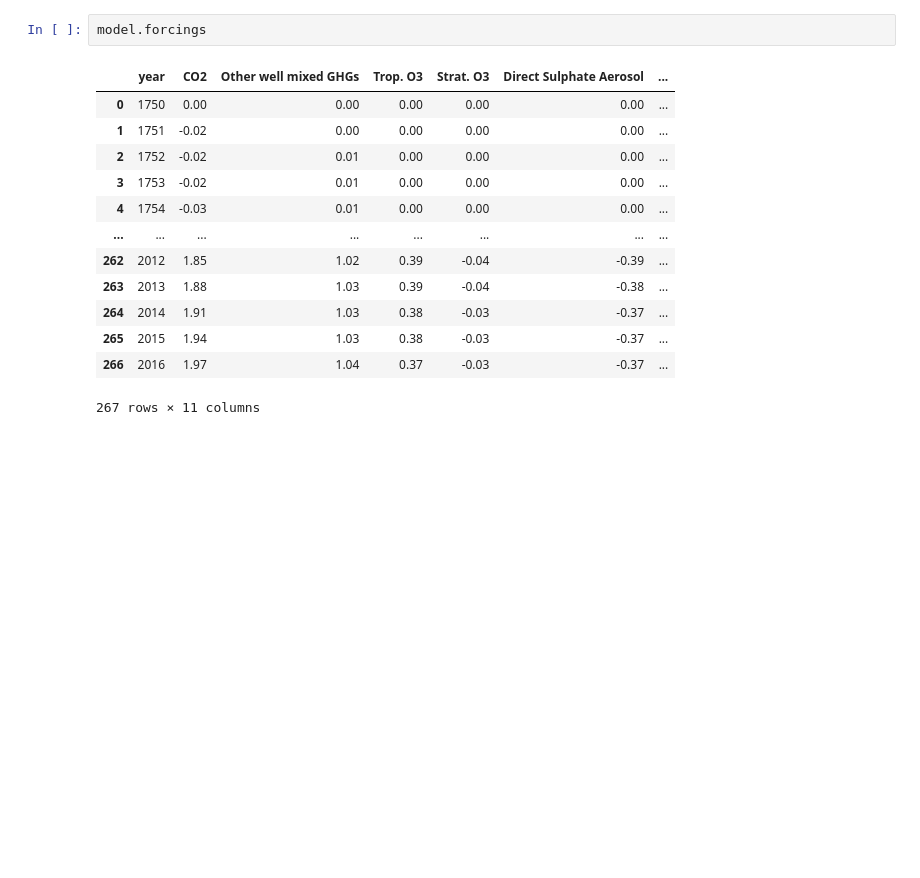
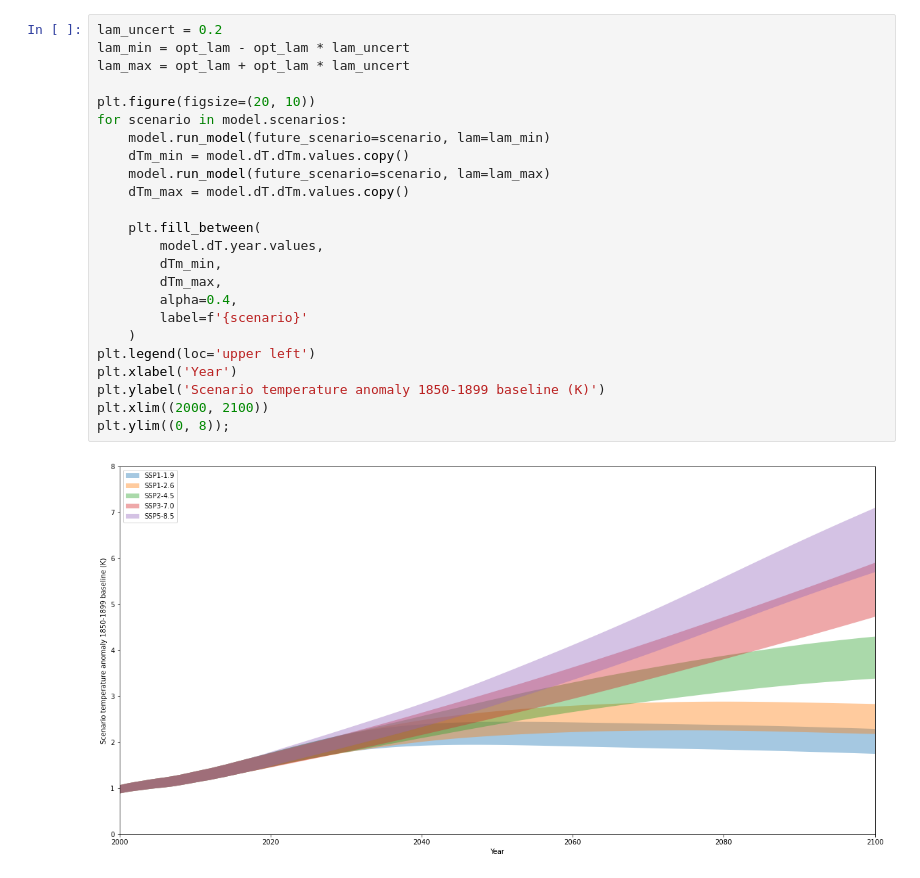
Before and after one commit to markmuetz/two_layer_ocean_climate_model, a Jupyter notebook: climate_model_runcontrol.ipynb, the cells around one changed output. Saved outputs shown, nothing was run; the diff lists cells and outputs as text; blank space fills up the shorter version.

```diff
--- a/climate_model_runcontrol.ipynb
+++ b/climate_model_runcontrol.ipynb
@@ -65,16 +59,26 @@ model.base_plot(ax=ax)
-# %%
-model.forcings
-# %% [output]
-|  | year | CO2 | Other well mixed GHGs | Trop. O3 | Strat. O3 | Direct Sulphate Aerosol | ... |
-| 0 | 1750 | 0.00 | 0.00 | 0.00 | 0.00 | 0.00 | ... |
-| 1 | 1751 | -0.02 | 0.00 | 0.00 | 0.00 | 0.00 | ... |
-| 2 | 1752 | -0.02 | 0.01 | 0.00 | 0.00 | 0.00 | ... |
-| 3 | 1753 | -0.02 | 0.01 | 0.00 | 0.00 | 0.00 | ... |
-| 4 | 1754 | -0.03 | 0.01 | 0.00 | 0.00 | 0.00 | ... |
-| ... | ... | ... | ... | ... | ... | ... | ... |
-| 262 | 2012 | 1.85 | 1.02 | 0.39 | -0.04 | -0.39 | ... |
-| 263 | 2013 | 1.88 | 1.03 | 0.39 | -0.04 | -0.38 | ... |
-| 264 | 2014 | 1.91 | 1.03 | 0.38 | -0.03 | -0.37 | ... |
-| 265 | 2015 | 1.94 | 1.03 | 0.38 | -0.03 | -0.37 | ... |
-| 266 | 2016 | 1.97 | 1.04 | 0.37 | -0.03 | -0.37 | ... |
-267 rows × 11 columns
+# %%
+lam_uncert = 0.2
+lam_min = opt_lam - opt_lam * lam_uncert
+lam_max = opt_lam + opt_lam * lam_uncert
+
+plt.figure(figsize=(20, 10))
+for scenario in model.scenarios:
+    model.run_model(future_scenario=scenario, lam=lam_min)
+    dTm_min = model.dT.dTm.values.copy()
+    model.run_model(future_scenario=scenario, lam=lam_max)
+    dTm_max = model.dT.dTm.values.copy()
+
+    plt.fill_between(
+        model.dT.year.values,
+        dTm_min,
+        dTm_max,
+        alpha=0.4,
+        label=f'{scenario}'
+    )
+plt.legend(loc='upper left')
+plt.xlabel('Year')
+plt.ylabel('Scenario temperature anomaly 1850-1899 baseline (K)')
+plt.xlim((2000, 2100))
+plt.ylim((0, 8));
+# %% [output]
+[figure, added]
```
Also changed, not shown: parts of 6 cells of this notebook, 2 other files.
